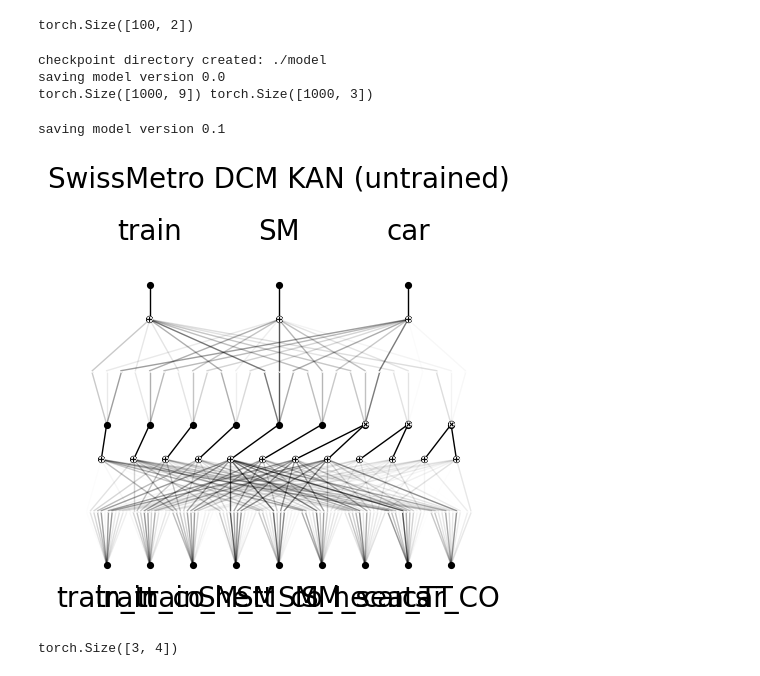
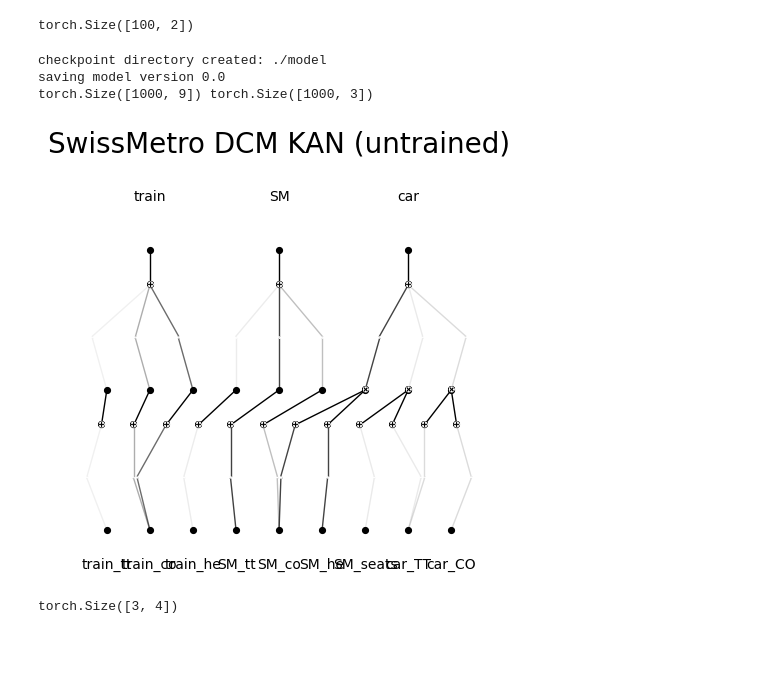
Before and after one commit to sunnysun711/MonoKAN, a Jupyter notebook: Notebooks/MyTests.ipynb, the cells around one changed output. Saved outputs shown, nothing was run; the diff lists cells and outputs as text; code cells hidden in the pictures; blank space fills up the shorter version.

```diff
--- a/Notebooks/MyTests.ipynb
+++ b/Notebooks/MyTests.ipynb
@@ -247,7 +247,7 @@ def test_multikan():
         [2, 2, 2],  # each mult node does two-way interaction
         [],  # output layer
     ]
-    kan = KAN(width, mult_arity=2, device="cuda")
+    kan = KAN(width, mult_arity=2, device="cuda", sparse_init=True)
 
     dataset = create_dcm_swissmetro_dataset(
         train_num=1000, test_num=1000, device="cuda"
@@ -268,57 +268,57 @@ def test_multikan():
         ],
         out_vars=["train", "SM", "car"],
         title="SwissMetro DCM KAN (untrained)",
+        varscale=0.5,
     )
     # plt.show()
 
     # 训练KAN模型
-    kan.fit(
-        dataset,
-        opt="LBFGS",
-        steps=20,
-        lamb=0.01,
-        in_vars=[
-            "train_tt",
-            "train_co",
-            "train_he",
-            "SM_tt",
-            "SM_co",
-            "SM_he",
-            "SM_seats",
-            "car_TT",
-            "car_CO",
-        ],
-        out_vars=["train", "SM", "car"],
-        save_fig=True
-    )
+    # kan.fit(
+    #     dataset,
+    #     opt="LBFGS",
+    #     steps=20,
+    #     lamb=0.01,
+    #     in_vars=[
+    #         "train_tt",
+    #         "train_co",
+    #         "train_he",
+    #         "SM_tt",
+    #         "SM_co",
+    #         "SM_he",
+    #         "SM_seats",
+    #         "car_TT",
+    #         "car_CO",
+    #     ],
+    #     out_vars=["train", "SM", "car"],
+    #     save_fig=True
+    # )
     # kan.plot(
     #     in_vars=[
     #         "train_tt",
     #         "train_co",
     #         "train_he",
     #         "SM_tt",
     #         "SM_co",
     #         "SM_he",
     #         "SM_seats",
     #         "car_TT",
     #         "car_CO",
     #     ],
     #     out_vars=["train", "SM", "car"],
     #     title="SwissMetro DCM KAN (trained)",
     # )
     # plt.show()
     return
 
 
 if __name__ == "__main__":
     test_multikan()
     # print("Test completed successfully.")
 # %% [output]
 checkpoint directory created: ./model
 saving model version 0.0
 torch.Size([1000, 9]) torch.Size([1000, 3])
-saving model version 0.1
-[figure, old version]
+[figure, new version]
 # %%
 from src.KANLayer import *
 
```
Also changed, not shown: parts of 4 cells of this notebook, 2 other files.
